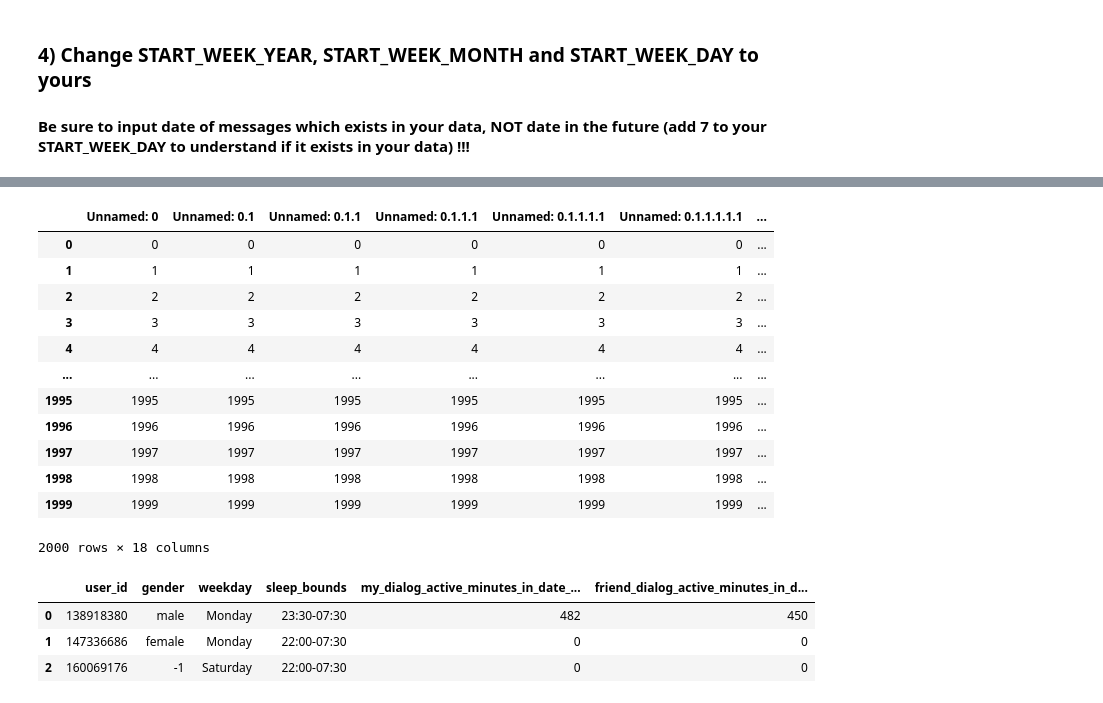
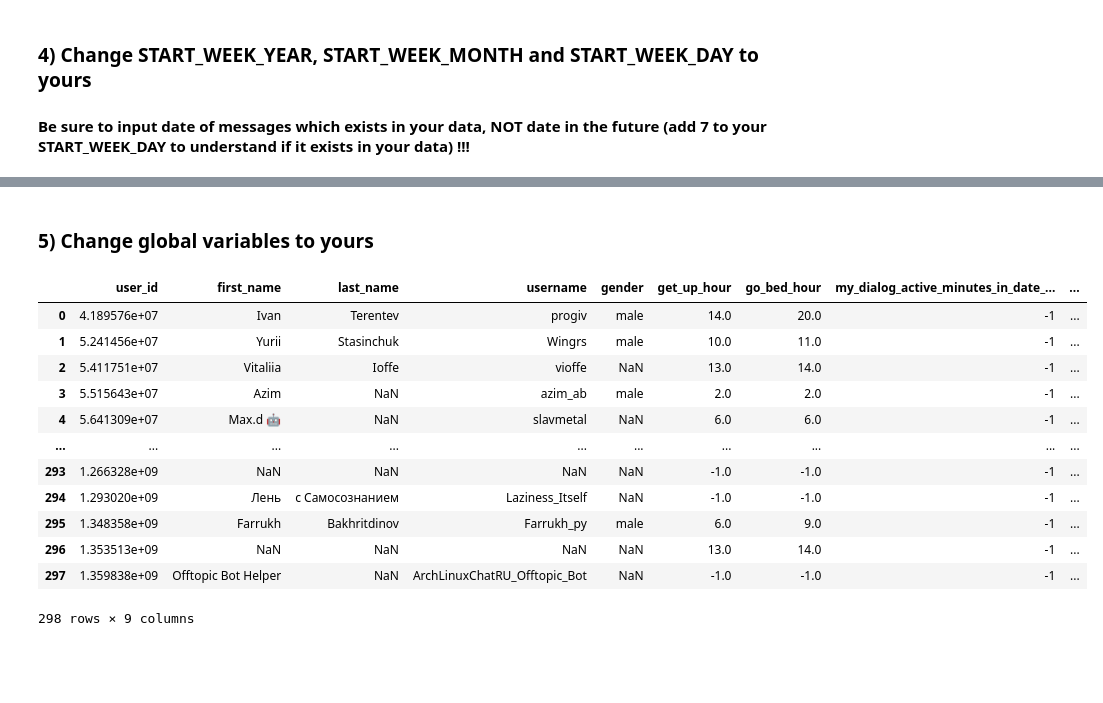
Before and after one commit to denysgerasymuk799/Dialogs-To-Value, a Jupyter notebook: 3_dialogs_analysis.ipynb, the cells around one changed output, grey strips where cells are left out. Cells and saved outputs as stored; diff of their text form; code cells hidden in the pictures; blank space fills up the shorter version.

```diff
--- a/3_dialogs_analysis.ipynb
+++ b/3_dialogs_analysis.ipynb
@@ -98,8 +95,8 @@ figure(num=None, figsize=(10, 8), dpi=80, facecolor='w', edgecolor='k')
 fig = go.Figure()
 
 START_WEEK_YEAR = 2020
-START_WEEK_MONTH = 7
-START_WEEK_DAY = 28
+START_WEEK_MONTH = 9
+START_WEEK_DAY = 1
 
 if START_WEEK_MONTH in [1, 3, 5, 7, 8, 10, 12]:
     days_in_month = 31
@@ -156,7 +153,7 @@ fig.update_layout(
     width=800,
     height=800,
     yaxis = dict(
-            title='Hours',
+            title='Hours(ex. 11 means 10-11 time range of chatting)',
             titlefont_size=16,
             tickfont_size=14,
             tickmode = 'array',
@@ -689,16 +690,4 @@ NOT FOUND - 160069176.csv
-# %%
-dialog_df
-# %% [output]
-|  | Unnamed: 0 | Unnamed: 0.1 | Unnamed: 0.1.1 | Unnamed: 0.1.1.1 | Unnamed: 0.1.1.1.1 | Unnamed: 0.1.1.1.1.1 | ... |
-| 0 | 0 | 0 | 0 | 0 | 0 | 0 | ... |
-| 1 | 1 | 1 | 1 | 1 | 1 | 1 | ... |
-| 2 | 2 | 2 | 2 | 2 | 2 | 2 | ... |
-| 3 | 3 | 3 | 3 | 3 | 3 | 3 | ... |
-| 4 | 4 | 4 | 4 | 4 | 4 | 4 | ... |
-| ... | ... | ... | ... | ... | ... | ... | ... |
-| 1995 | 1995 | 1995 | 1995 | 1995 | 1995 | 1995 | ... |
-| 1996 | 1996 | 1996 | 1996 | 1996 | 1996 | 1996 | ... |
-| 1997 | 1997 | 1997 | 1997 | 1997 | 1997 | 1997 | ... |
-| 1998 | 1998 | 1998 | 1998 | 1998 | 1998 | 1998 | ... |
-| 1999 | 1999 | 1999 | 1999 | 1999 | 1999 | 1999 | ... |
-2000 rows × 18 columns
+# %%
+members_statistic_df = pd.read_csv(USER_PATH_TO_SAVE_GENERAL_DF)
+# %% [markdown]
+### 5) Change global variables to yours
@@ -705,8 +705,51 @@ dialog_df
+# %%
+members_statistic_df["my_dialog_active_minutes_in_date_range"] = -1
+members_statistic_df["friend_dialog_active_minutes_in_date_range"] = -1
+general_dialogs_df["my_time_seconds_read"], general_dialogs_df["my_time_seconds_write"] = -1, -1
+general_dialogs_df["friend_time_seconds_read"], general_dialogs_df["friend_time_seconds_write"] = -1, -1
+
+for index, row in members_statistic_df.iterrows():
+    dialog_df = general_dialogs_df.loc[general_dialogs_df['dialog ID'] == row.user_id]
+    if dialog_df.empty:
+        continue
+
+    convert_to_datetime_column(dialog_df)
+
+    my_dialog_active_minutes_in_date_range = get_read_write_time_on_msg(dialog_df, user_id_get_msg,
+                                                                                   start_date, end_date,
+                                                                        'my_time_seconds_write',
+                                                                        'my_time_seconds_read'
+                                                                        )
+    if dialog_df["from_id"][dialog_df.index[0]] == user_id_get_msg:
+        friend_id_get_msg = dialog_df["to_id"][dialog_df.index[0]]
+    else:
+        friend_id_get_msg = dialog_df["from_id"][dialog_df.index[0]]
+
+    friend_dialog_active_minutes_in_date_range = get_read_write_time_on_msg(dialog_df, friend_id_get_msg,
+                                                                                   start_date, end_date,
+                                                                            'my_time_seconds_write',
+                                                                            'my_time_seconds_read'
+                                                                            )
+    print(f'My time spent on conversation with {row.first_name} -- {my_dialog_active_minutes_in_date_range} min')
+    print(f'Friend\'s time spent on conversation with {row.first_name} -- {friend_dialog_active_minutes_in_date_range} min')
+    print('\n')
+    members_statistic_df.at[index, "my_dialog_active_minutes_in_date_range"] = my_dialog_active_minutes_in_date_range
+    members_statistic_df.at[index, "friend_dialog_active_minutes_in_date_range"] = friend_dialog_active_minutes_in_date_range
 # %%
-members_statistic_df.to_csv(path_to_members_statistics, index=False)
+members_statistic_df.to_csv(USER_PATH_TO_SAVE_GENERAL_DF, index=False)
+print(f'Check {USER_PATH_TO_SAVE_GENERAL_DF} to see result statistics')
 members_statistic_df
 # %% [output]
-|  | user_id | gender | weekday | sleep_bounds | my_dialog_active_minutes_in_date_... | friend_dialog_active_minutes_in_d... |
-| 0 | 138918380 | male | Monday | 23:30-07:30 | 482 | 450 |
-| 1 | 147336686 | female | Monday | 22:00-07:30 | 0 | 0 |
-| 2 | 160069176 | -1 | Saturday | 22:00-07:30 | 0 | 0 |
+|  | user_id | first_name | last_name | username | gender | get_up_hour | go_bed_hour | my_dialog_active_minutes_in_date_... | ... |
+| 0 | 4.189576e+07 | Ivan | Terentev | progiv | male | 14.0 | 20.0 | -1 | ... |
+| 1 | 5.241456e+07 | Yurii | Stasinchuk | Wingrs | male | 10.0 | 11.0 | -1 | ... |
+| 2 | 5.411751e+07 | Vitaliia | Ioffe | vioffe | NaN | 13.0 | 14.0 | -1 | ... |
+| 3 | 5.515643e+07 | Azim | NaN | azim_ab | male | 2.0 | 2.0 | -1 | ... |
+| 4 | 5.641309e+07 | Max.d 🤖 | NaN | slavmetal | NaN | 6.0 | 6.0 | -1 | ... |
+| ... | ... | ... | ... | ... | ... | ... | ... | ... | ... |
+| 293 | 1.266328e+09 | NaN | NaN | NaN | NaN | -1.0 | -1.0 | -1 | ... |
+| 294 | 1.293020e+09 | Лень | с Самосознанием | Laziness_Itself | NaN | -1.0 | -1.0 | -1 | ... |
+| 295 | 1.348358e+09 | Farrukh | Bakhritdinov | Farrukh_py | male | 6.0 | 9.0 | -1 | ... |
+| 296 | 1.353513e+09 | NaN | NaN | NaN | NaN | 13.0 | 14.0 | -1 | ... |
+| 297 | 1.359838e+09 | Offtopic Bot Helper | NaN | ArchLinuxChatRU_Offtopic_Bot | NaN | -1.0 | -1.0 | -1 | ... |
+298 rows × 9 columns
```
Also changed, not shown: parts of 18 cells of this notebook, 11 other files.
